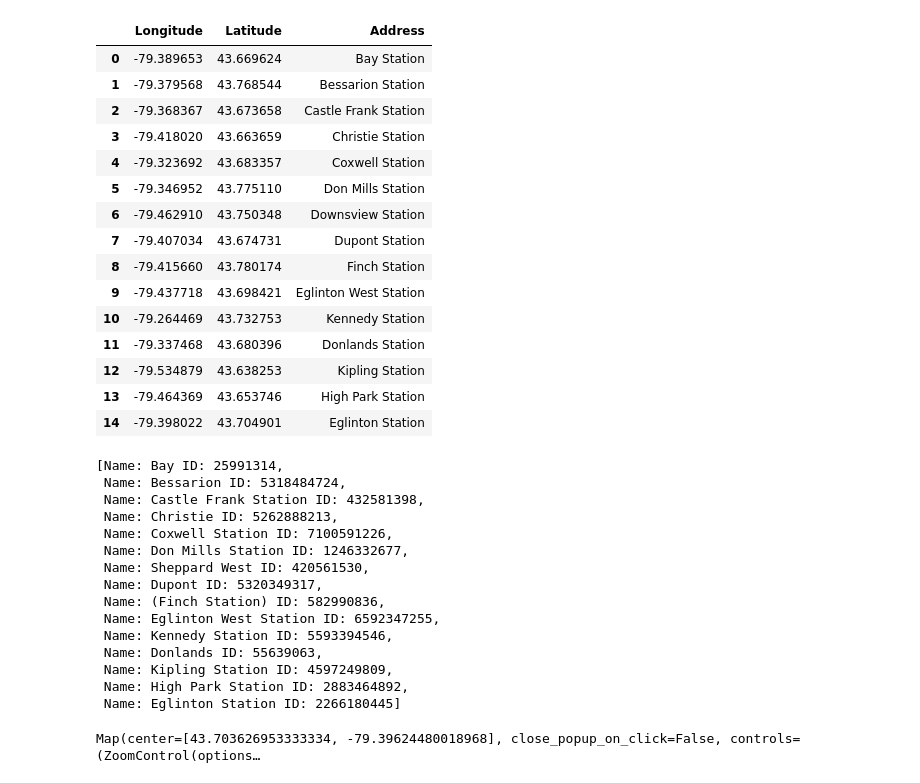
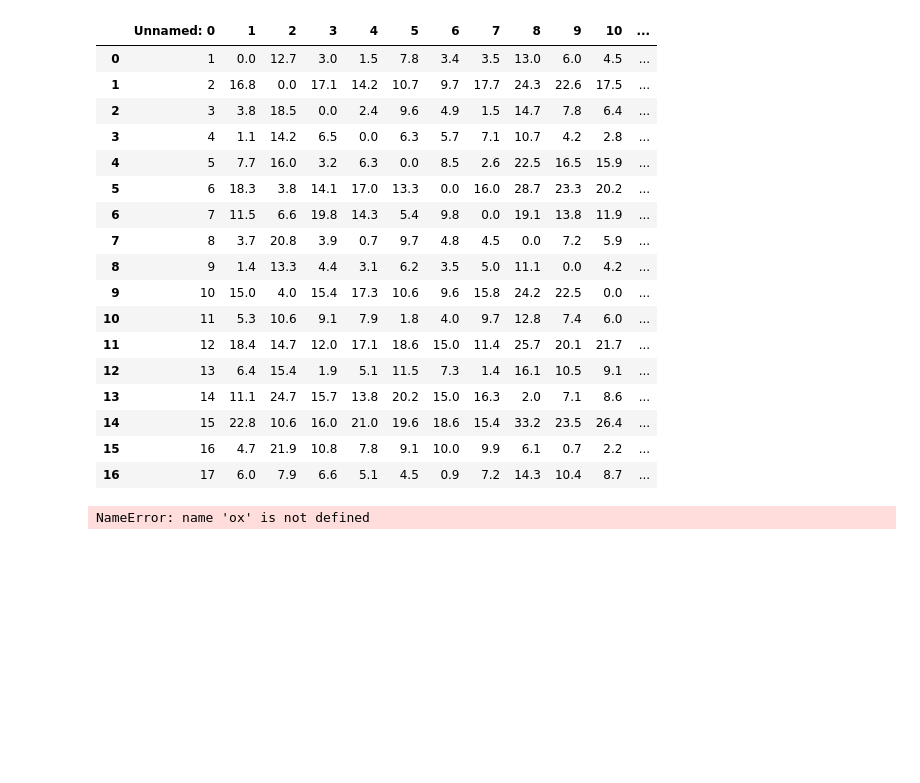
Before and after one commit to SmartMobilityAlgorithms/Trajectory-based-Search-Algorithms, a Jupyter notebook: ridesharing_SA.ipynb, the cells around one changed output. Saved outputs shown, nothing was run; the diff lists cells and outputs as text; code cells hidden in the pictures; blank space fills up the shorter version.

```diff
--- a/ridesharing_SA.ipynb
+++ b/ridesharing_SA.ipynb
@@ -24,26 +22,40 @@ from utilities import *
 # %%
-# You can use different excel data
-#file_path = './data/Maven_stations_saved.csv'
-file_path = './data/Dropoff_locations.csv'
+# read csv file
+file_path = './Trip_Matrix.csv'
 df = pd.read_csv(file_path)
-numberOfStops = len(df)
 df
 # %% [output]
-|  | Longitude | Latitude | Address |
-| 0 | -79.389653 | 43.669624 | Bay Station |
-| 1 | -79.379568 | 43.768544 | Bessarion Station |
-| 2 | -79.368367 | 43.673658 | Castle Frank Station |
-| 3 | -79.418020 | 43.663659 | Christie Station |
-| 4 | -79.323692 | 43.683357 | Coxwell Station |
-| 5 | -79.346952 | 43.775110 | Don Mills Station |
-| 6 | -79.462910 | 43.750348 | Downsview Station |
-| 7 | -79.407034 | 43.674731 | Dupont Station |
-| 8 | -79.415660 | 43.780174 | Finch Station |
-| 9 | -79.437718 | 43.698421 | Eglinton West Station |
-| 10 | -79.264469 | 43.732753 | Kennedy Station |
-| 11 | -79.337468 | 43.680396 | Donlands Station |
-| 12 | -79.534879 | 43.638253 | Kipling Station |
-| 13 | -79.464369 | 43.653746 | High Park Station |
-| 14 | -79.398022 | 43.704901 | Eglinton Station |
+|  | Unnamed: 0 | 1 | 2 | 3 | 4 | 5 | 6 | 7 | 8 | 9 | 10 | ... |
+| 0 | 1 | 0.0 | 12.7 | 3.0 | 1.5 | 7.8 | 3.4 | 3.5 | 13.0 | 6.0 | 4.5 | ... |
+| 1 | 2 | 16.8 | 0.0 | 17.1 | 14.2 | 10.7 | 9.7 | 17.7 | 24.3 | 22.6 | 17.5 | ... |
+| 2 | 3 | 3.8 | 18.5 | 0.0 | 2.4 | 9.6 | 4.9 | 1.5 | 14.7 | 7.8 | 6.4 | ... |
+| 3 | 4 | 1.1 | 14.2 | 6.5 | 0.0 | 6.3 | 5.7 | 7.1 | 10.7 | 4.2 | 2.8 | ... |
+| 4 | 5 | 7.7 | 16.0 | 3.2 | 6.3 | 0.0 | 8.5 | 2.6 | 22.5 | 16.5 | 15.9 | ... |
+| 5 | 6 | 18.3 | 3.8 | 14.1 | 17.0 | 13.3 | 0.0 | 16.0 | 28.7 | 23.3 | 20.2 | ... |
+| 6 | 7 | 11.5 | 6.6 | 19.8 | 14.3 | 5.4 | 9.8 | 0.0 | 19.1 | 13.8 | 11.9 | ... |
+| 7 | 8 | 3.7 | 20.8 | 3.9 | 0.7 | 9.7 | 4.8 | 4.5 | 0.0 | 7.2 | 5.9 | ... |
+| 8 | 9 | 1.4 | 13.3 | 4.4 | 3.1 | 6.2 | 3.5 | 5.0 | 11.1 | 0.0 | 4.2 | ... |
+| 9 | 10 | 15.0 | 4.0 | 15.4 | 17.3 | 10.6 | 9.6 | 15.8 | 24.2 | 22.5 | 0.0 | ... |
+| 10 | 11 | 5.3 | 10.6 | 9.1 | 7.9 | 1.8 | 4.0 | 9.7 | 12.8 | 7.4 | 6.0 | ... |
+| 11 | 12 | 18.4 | 14.7 | 12.0 | 17.1 | 18.6 | 15.0 | 11.4 | 25.7 | 20.1 | 21.7 | ... |
+| 12 | 13 | 6.4 | 15.4 | 1.9 | 5.1 | 11.5 | 7.3 | 1.4 | 16.1 | 10.5 | 9.1 | ... |
+| 13 | 14 | 11.1 | 24.7 | 15.7 | 13.8 | 20.2 | 15.0 | 16.3 | 2.0 | 7.1 | 8.6 | ... |
+| 14 | 15 | 22.8 | 10.6 | 16.0 | 21.0 | 19.6 | 18.6 | 15.4 | 33.2 | 23.5 | 26.4 | ... |
+| 15 | 16 | 4.7 | 21.9 | 10.8 | 7.8 | 9.1 | 10.0 | 9.9 | 6.1 | 0.7 | 2.2 | ... |
+| 16 | 17 | 6.0 | 7.9 | 6.6 | 5.1 | 4.5 | 0.9 | 7.2 | 14.3 | 10.4 | 8.7 | ... |
+# %%
+location_point = (-79.38760057839349, 43.657371749999996)
+G = ox.graph_from_point(location_point, dist=300, clean_periphery=True, simplify=True)
+graph_map = ox.plot_graph_folium(G, popup_attribute='name', edge_width=2)
+#fig, ax = ox.plot_graph(G)
+highlighted = [389677909, 55808290]
+
+# marking both the source and destination node
+
+nc = ['r' if node in highlighted else '#336699' for node in G.nodes()]
+ns = [50 if node in highlighted else 8 for node in G.nodes()]
+fig, ax = ox.plot_graph(G, node_size=ns, node_color=nc, node_zorder=2)
+# %% [output]
+NameError: name 'ox' is not defined
 # %%
 # store the values into a numpy array
@@ -51,25 +62,0 @@ addresses  = df.iloc[:, 2].values
-# %%
-POIS = []
-for address in Addresses:
-    POIS.append(poi(address,"canada"))
-POIS
-# %% [output]
-[Name: Bay ID: 25991314,
- Name: Bessarion ID: 5318484724,
- Name: Castle Frank Station ID: 432581398,
- Name: Christie ID: 5262888213,
- Name: Coxwell Station ID: 7100591226,
- Name: Don Mills Station ID: 1246332677,
- Name: Sheppard West ID: 420561530,
- Name: Dupont ID: 5320349317,
- Name: (Finch Station) ID: 582990836,
- Name: Eglinton West Station ID: 6592347255,
- Name: Kennedy Station ID: 5593394546,
- Name: Donlands ID: 55639063,
- Name: Kipling Station ID: 4597249809,
- Name: High Park Station ID: 2883464892,
- Name: Eglinton Station ID: 2266180445]
-# %%
-drawPOIS(POIS, zoom=10)
-# %% [output]
-Map(center=[43.703626953333334, -79.39624480018968], close_popup_on_click=False, controls=(ZoomControl(options…
```
Also changed, not shown: parts of 17 cells of this notebook.
